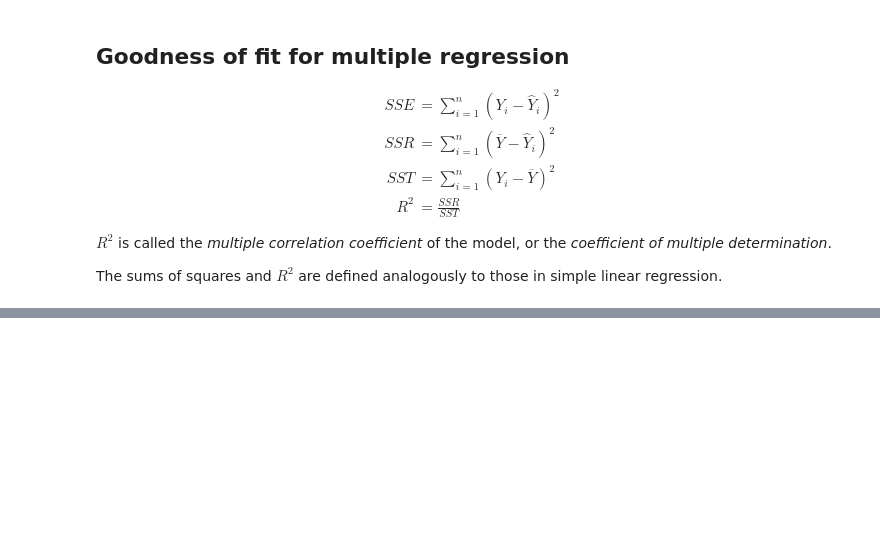
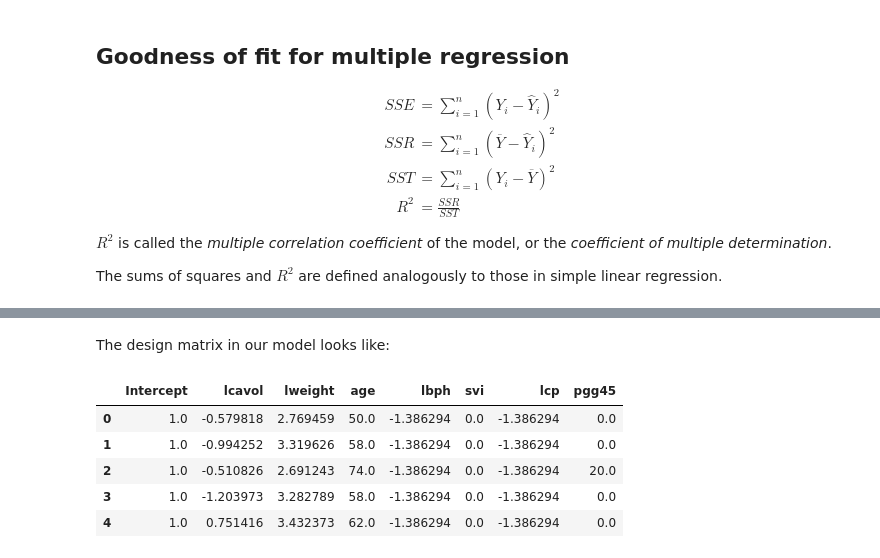
Before and after one commit to antshk/pyStanfordStats191, a Jupyter notebook: 5. Multiple linear regression.ipynb, the cells around one changed output, grey strips where cells are left out. Cells and saved outputs as stored; diff of their text form; code cells hidden in the pictures; blank space fills up the shorter version.

```diff
--- a/5. Multiple linear regression.ipynb
+++ b/5. Multiple linear regression.ipynb
@@ -223,0 +404,11 @@ to those in simple linear regression.
+# %% [markdown]
+The design matrix in our model looks like:
+# %%
+pd.DataFrame(data=prostate_lm.model.exog, columns=prostate_lm.model.exog_names).head()
+# %% [output]
+|  | Intercept | lcavol | lweight | age | lbph | svi | lcp | pgg45 |
+| 0 | 1.0 | -0.579818 | 2.769459 | 50.0 | -1.386294 | 0.0 | -1.386294 | 0.0 |
+| 1 | 1.0 | -0.994252 | 3.319626 | 58.0 | -1.386294 | 0.0 | -1.386294 | 0.0 |
+| 2 | 1.0 | -0.510826 | 2.691243 | 74.0 | -1.386294 | 0.0 | -1.386294 | 20.0 |
+| 3 | 1.0 | -1.203973 | 3.282789 | 58.0 | -1.386294 | 0.0 | -1.386294 | 0.0 |
+| 4 | 1.0 | 0.751416 | 3.432373 | 62.0 | -1.386294 | 0.0 | -1.386294 | 0.0 |
```
Also changed, not shown: parts of 23 cells of this notebook.
